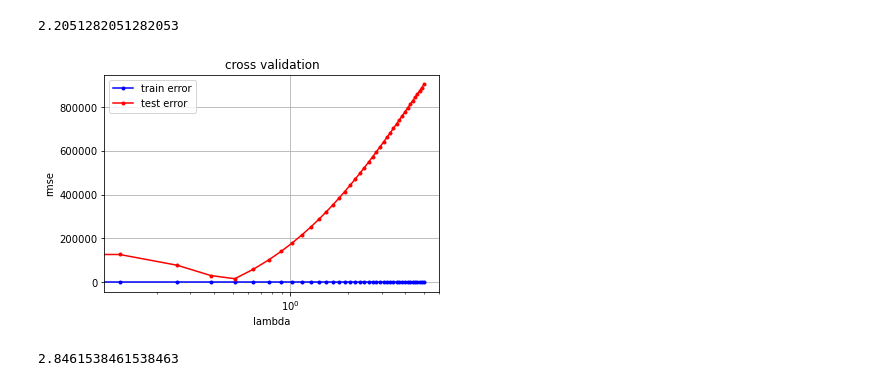
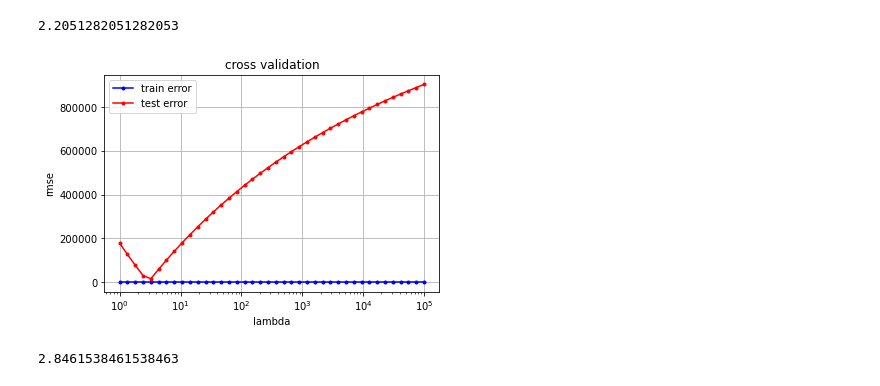
Before and after one commit to npont/ML_Higgs_Discovery, a Jupyter notebook: run.ipynb, the cells around one changed output. Drawn from its saved outputs; the diff is of its cells as text; code cells hidden in the pictures.

Commit message:
logspace

```diff
--- a/run.ipynb
+++ b/run.ipynb
@@ -102,9 +102,9 @@ print(best_lambda_ridge)
 # %% [output]
 2.2051282051282053
 # %%
-cross_validation_visualization(np.linspace(0, 5, 40), losses_tr_ridge, losses_te_ridge)
+cross_validation_visualization(np.logspace(0, 5, 40), losses_tr_ridge, losses_te_ridge)
 # %% [output]
-[figure, old version]
+[figure, new version]
 # %%
 #cross validation for logistic regression
 
```
